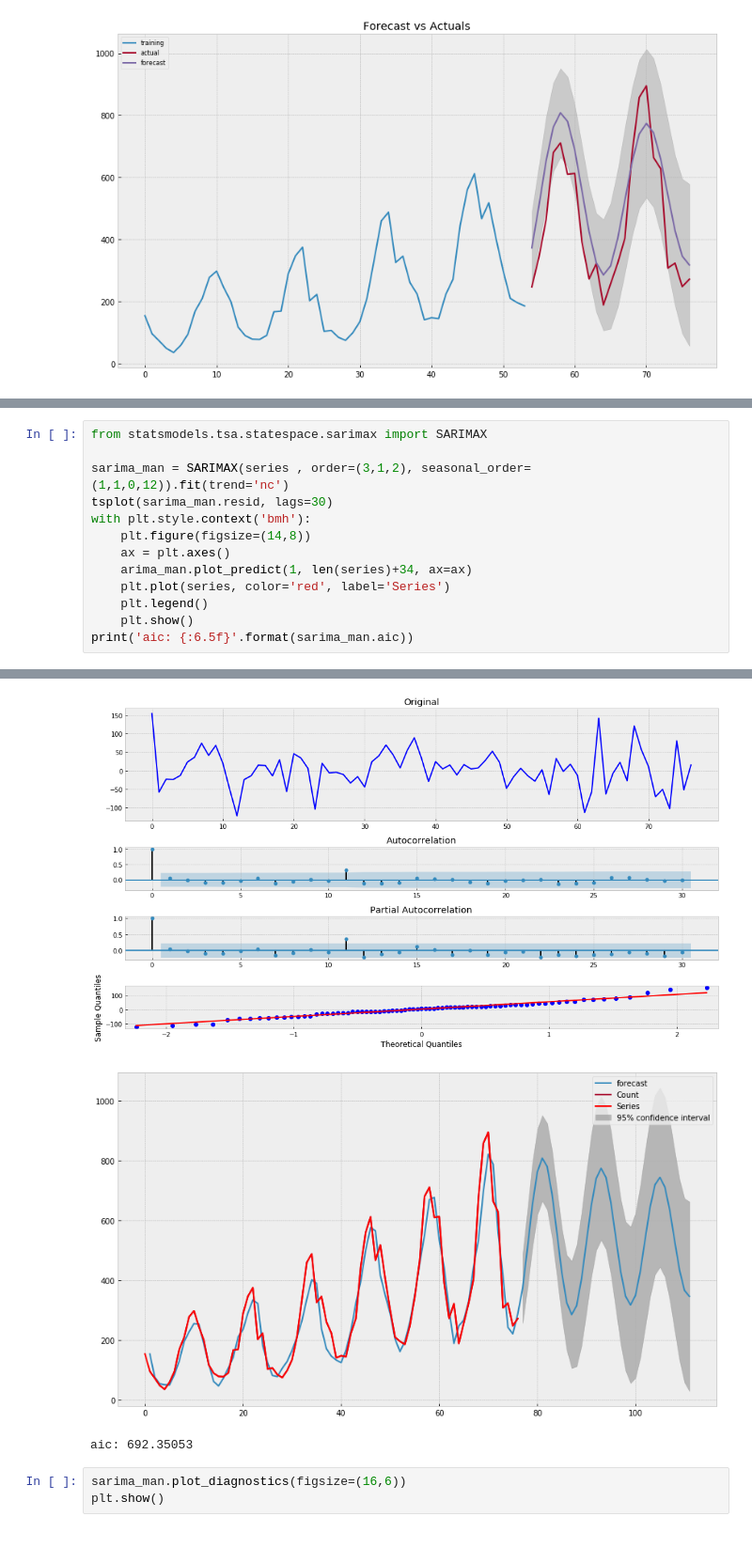
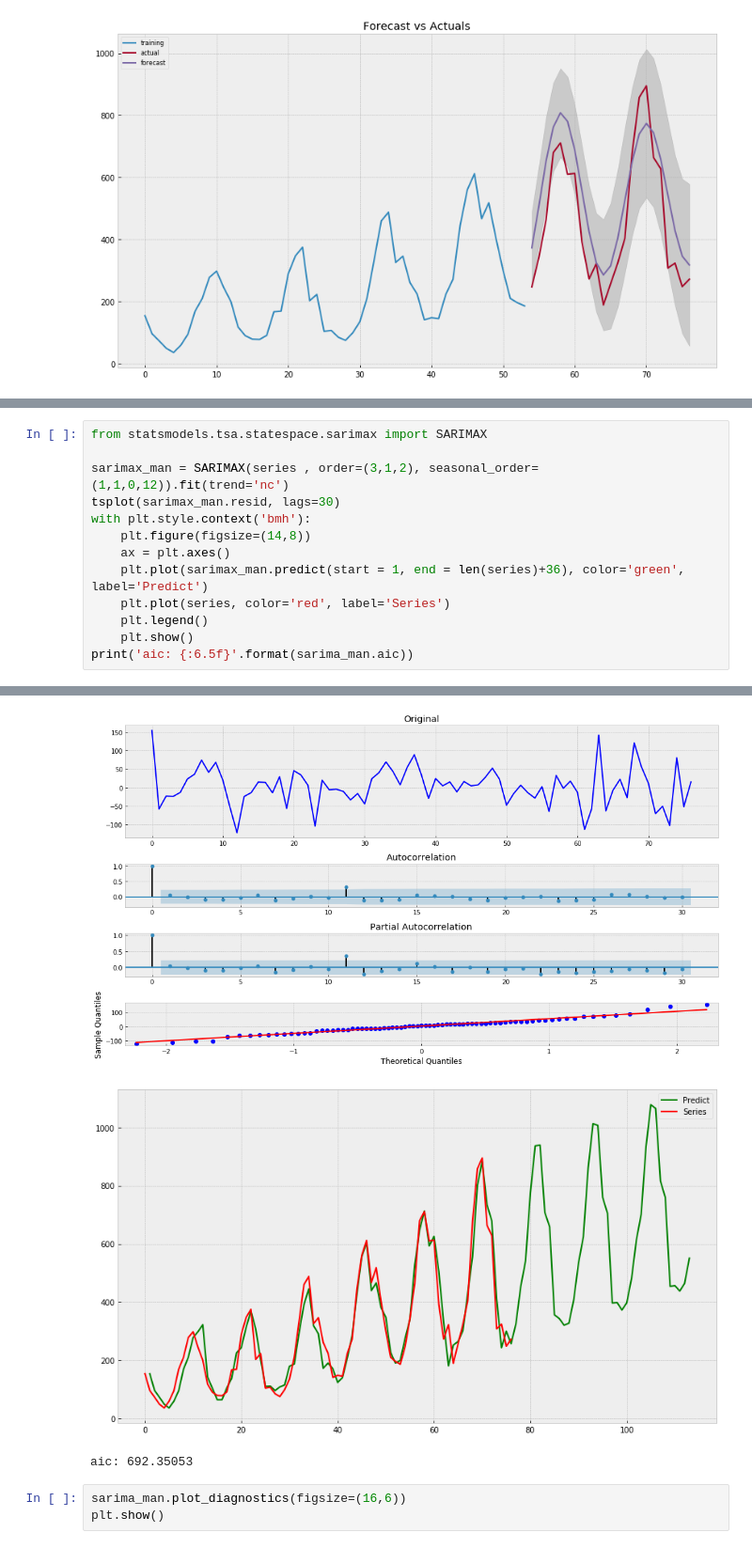
Before and after one commit to vladimirk3/TSML2-Lesson3-HW, a Jupyter notebook: TSML-2 Lesson3 Home work.ipynb, the cells around one changed output, grey strips where cells are left out. Shown at 94% size. Saved outputs shown, nothing was run; the diff lists cells and outputs as text.

```diff
--- a/TSML-2 Lesson3 Home work.ipynb
+++ b/TSML-2 Lesson3 Home work.ipynb
@@ -310,28 +310,28 @@ MAPE =  0.28113093306104137
 # %%
 from statsmodels.tsa.statespace.sarimax import SARIMAX
 
-sarima_man = SARIMAX(series , order=(3,1,2), seasonal_order=(1,1,0,12)).fit(trend='nc')
-tsplot(sarima_man.resid, lags=30)
+sarimax_man = SARIMAX(series , order=(3,1,2), seasonal_order=(1,1,0,12)).fit(trend='nc')
+tsplot(sarimax_man.resid, lags=30)
 with plt.style.context('bmh'):
     plt.figure(figsize=(14,8))
     ax = plt.axes()
-    arima_man.plot_predict(1, len(series)+34, ax=ax)
+    plt.plot(sarimax_man.predict(start = 1, end = len(series)+36), color='green', label='Predict')
     plt.plot(series, color='red', label='Series')
     plt.legend()
     plt.show()
 print('aic: {:6.5f}'.format(sarima_man.aic))
 # %% [output]
 Results of Dickey-Fuller Test:
 Test Statistic                 -2.365803
 p-value                         0.151622
 #Lags Used                     10.000000
 Number of Observations Used    66.000000
 Critical Value (1%)            -3.533560
 Critical Value (5%)            -2.906444
 Critical Value (10%)           -2.590724
 dtype: float64
 [figure]
-[figure, old version]
+[figure, new version]
 aic: 692.35053
 # %%
 sarima_man.plot_diagnostics(figsize=(16,6))
```
Also changed, not shown: parts of 5 cells of this notebook.
